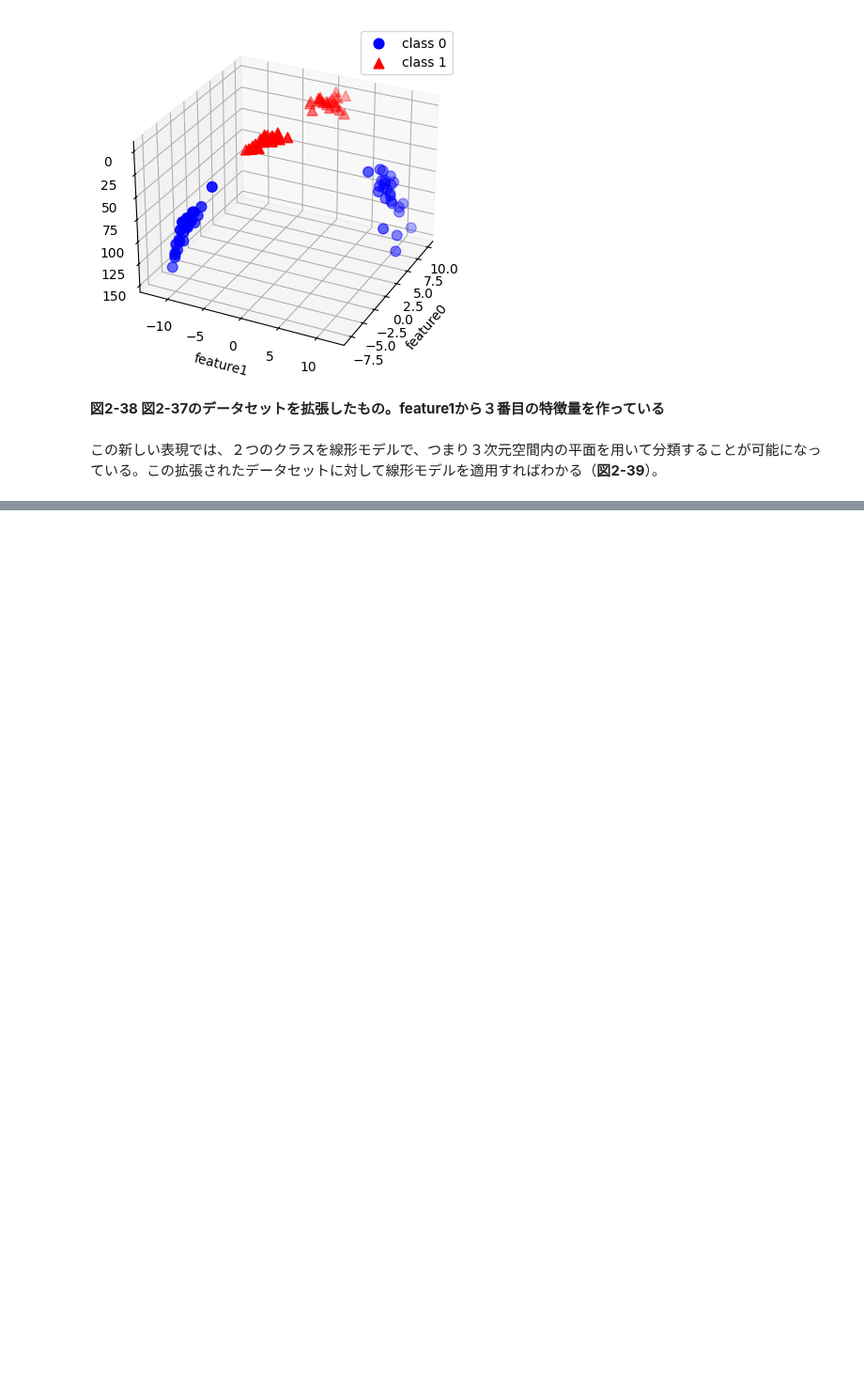
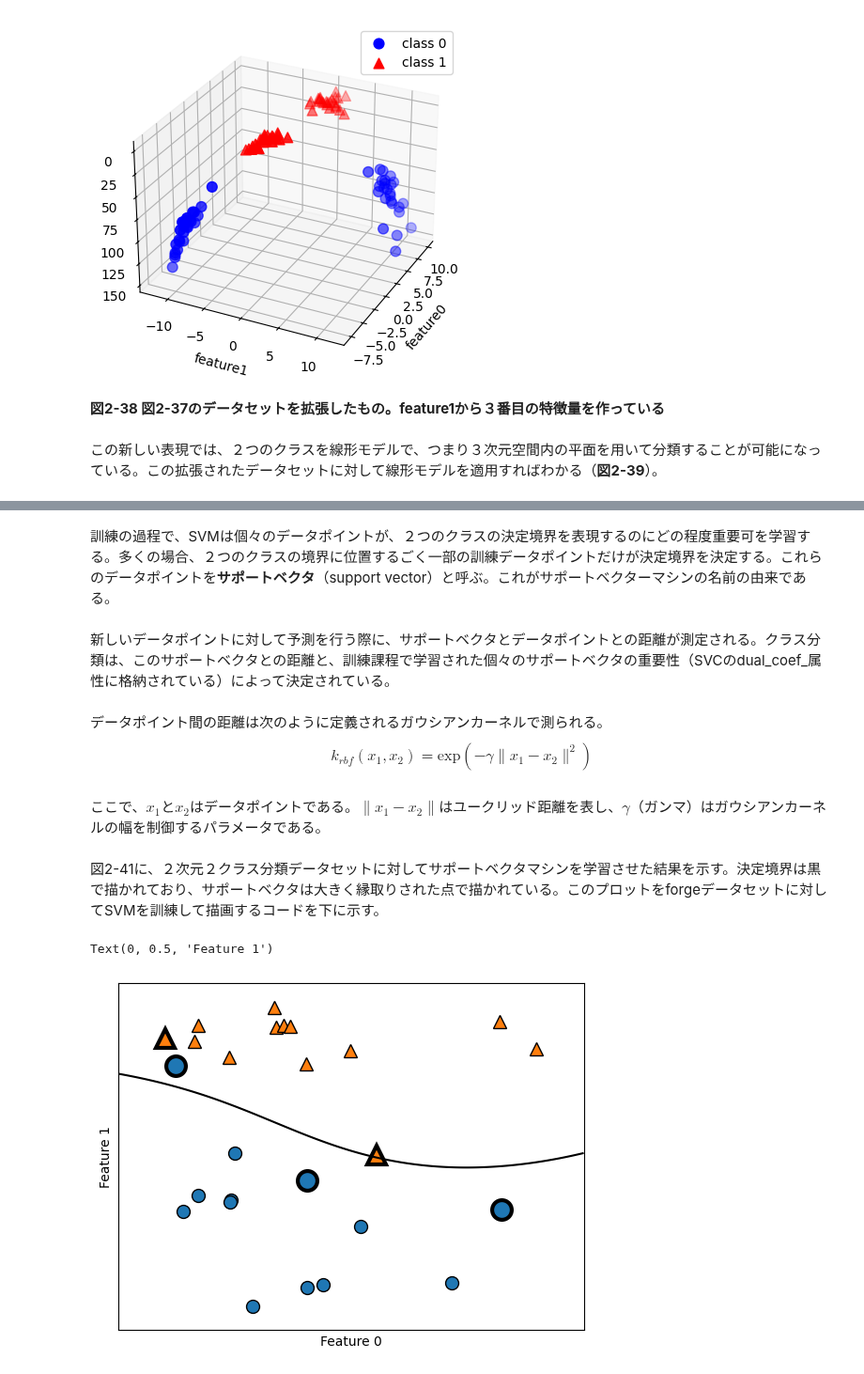
Before and after one commit to SeijiFukuhara/Introduction_to_Machine_Learning_with_Python_O-REILLY, a Jupyter notebook: notebooks/2_3_7__1_カーネル法を用いたサポートベクターマシン.ipynb, the cells around one changed output, grey strips where cells are left out. Shown at 94% size. Cells and saved outputs as stored; diff of their text form; code cells hidden in the pictures; blank space fills up the shorter version.

```diff
--- a/notebooks/2_3_7__1_カーネル法を用いたサポートベクターマシン.ipynb
+++ b/notebooks/2_3_7__1_カーネル法を用いたサポートベクターマシン.ipynb
@@ -74,0 +122,26 @@ plt.show()
+# %% [markdown]
+訓練の過程で、SVMは個々のデータポイントが、２つのクラスの決定境界を表現するのにどの程度重要可を学習する。多くの場合、２つのクラスの境界に位置するごく一部の訓練データポイントだけが決定境界を決定する。これらのデータポイントを**サポートベクタ**（support vector）と呼ぶ。これがサポートベクターマシンの名前の由来である。
+# %% [markdown]
+新しいデータポイントに対して予測を行う際に、サポートベクタとデータポイントとの距離が測定される。クラス分類は、このサポートベクタとの距離と、訓練課程で学習された個々のサポートベクタの重要性（SVCのdual_coef_属性に格納されている）によって決定されている。
+# %% [markdown]
+データポイント間の距離は次のように定義されるガウシアンカーネルで測られる。$$k_{rbf}(x_1, x_2) = \mathrm{exp}(-\gamma \| x_1 - x_2 \| ^2)$$
+# %% [markdown]
+ここで、$x_1$と$x_2$はデータポイントである。$\| x_1 - x_2 \|$はユークリッド距離を表し、$\gamma$（ガンマ）はガウシアンカーネルの幅を制御するパラメータである。
+# %% [markdown]
+図2-41に、２次元２クラス分類データセットに対してサポートベクタマシンを学習させた結果を示す。決定境界は黒で描かれており、サポートベクタは大きく縁取りされた点で描かれている。このプロットをforgeデータセットに対してSVMを訓練して描画するコードを下に示す。
+# %%
+from sklearn.svm import SVC
+X, y = mglearn.tools.make_handcrafted_dataset()
+svm = SVC(kernel='rbf', C=10, gamma=0.1).fit(X, y)
+mglearn.plots.plot_2d_separator(svm, X, eps=.5)
+mglearn.discrete_scatter(X[:, 0], X[:, 1], y)
+# サポートベクタをプロット
+sv = svm.support_vectors_
+# サポートベクタのクラスラベルはdual_coef_の正負によって与えられる
+sv_labels = svm.dual_coef_.ravel() > 0
+mglearn.discrete_scatter(sv[:, 0], sv[:, 1], sv_labels, s=15, markeredgewidth=3)
+plt.xlabel("Feature 0")
+plt.ylabel("Feature 1")
+# %% [output]
+Text(0, 0.5, 'Feature 1')
+[figure, added]
```
Also changed, not shown: parts of 39 cells of this notebook.
